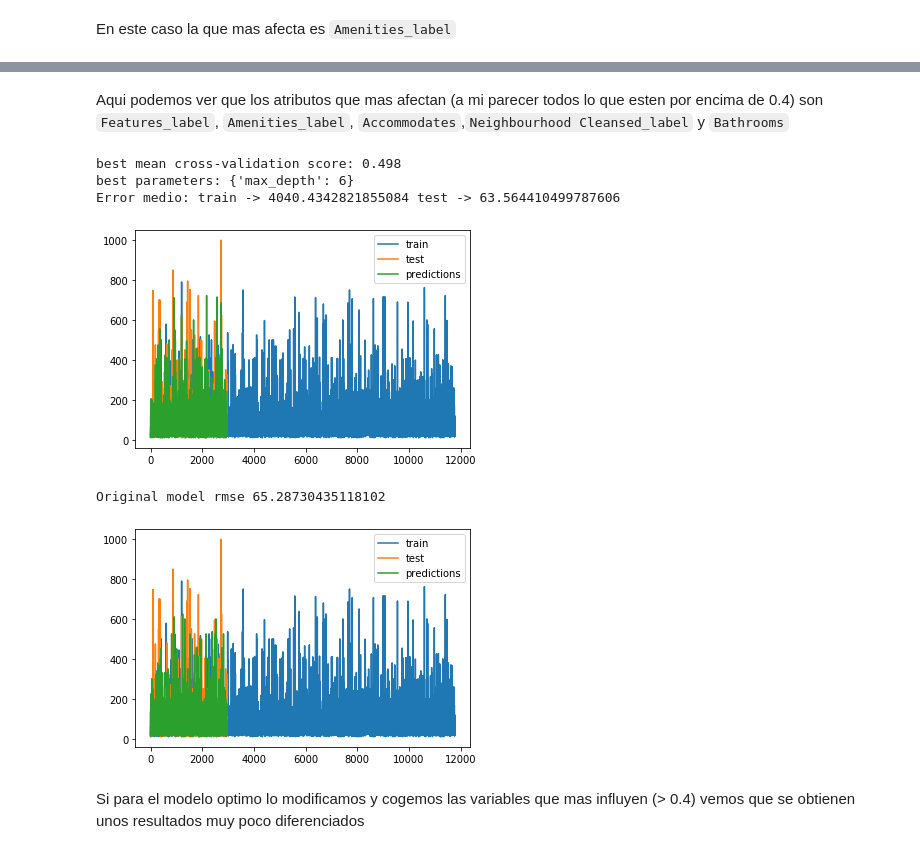
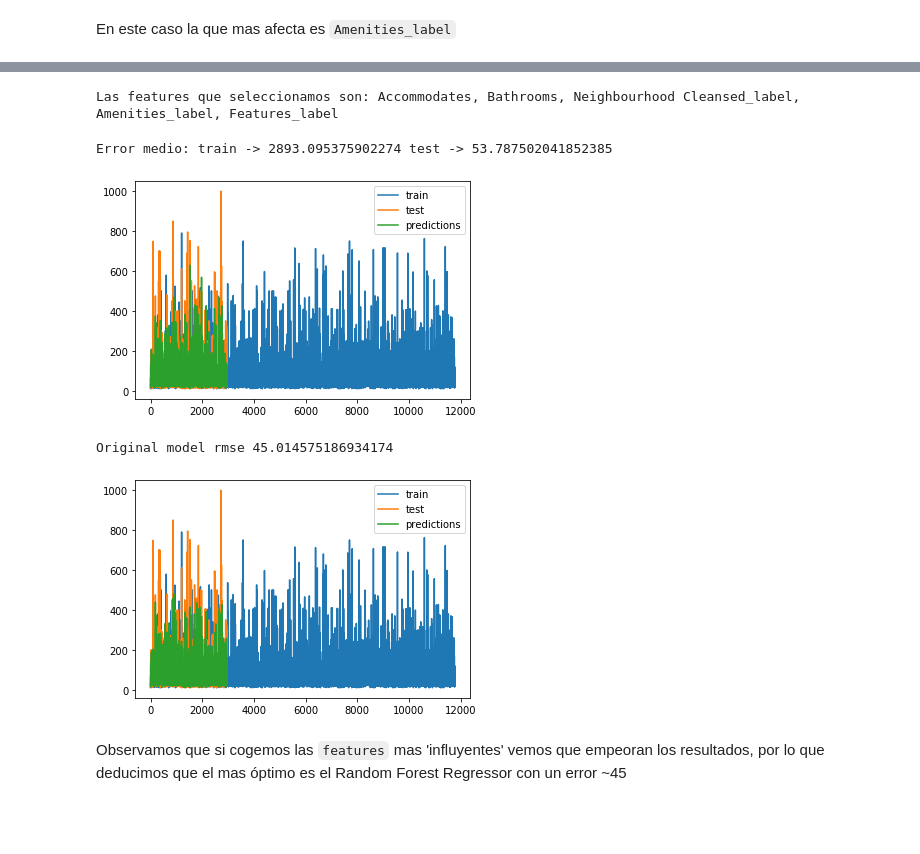
Before and after one commit to amm297/keepcoding-bdml, a Jupyter notebook: machine-learning/Practica-Alberto_Martinez_Martinez.ipynb, the cells around one changed output, grey strips where cells are left out. Drawn from its saved outputs; the diff is of its cells as text; code cells hidden in the pictures; blank space fills up the shorter version.

```diff
--- a/machine-learning/Practica-Alberto_Martinez_Martinez.ipynb
+++ b/machine-learning/Practica-Alberto_Martinez_Martinez.ipynb
@@ -738,35 +738,29 @@ coef_importances(tree_reg.feature_importances_, data_prepared)
-# %% [markdown]
-Aqui podemos ver que los atributos que mas afectan (a mi parecer todos lo que esten por encima de 0.4) son `Features_label`, `Amenities_label`, `Accommodates`,`Neighbourhood Cleansed_label` y  `Bathrooms`
-# %%
-importances = tree_reg.feature_importances_
-importances = importances / np.max(importances)
-
-aux = [w for w,i in zip(data_prepared.columns, importances) if i < 0.4]
-aux.append('Price')
-
-aux_prepared = data.drop(aux, axis=1)
-aux_test_prepared = test.drop(aux, axis=1)
-
-# DECISION TREE REGRESSOR
-from sklearn.tree import DecisionTreeRegressor
-
-maxDepth = list(range(1,21))
-param_grid = {'max_depth': maxDepth}
-grid = grid_executor(DecisionTreeRegressor(), param_grid, aux_prepared, labels)
-
-print("best mean cross-validation score: {:.3f}".format(grid.best_score_))
-print("best parameters: {}".format(grid.best_params_))
-
-aux_tree_reg,aux_tr_pred,aux_tr_rmse = apply_and_plot_estimator(grid.estimator, normalize=True, train=aux_prepared, test=aux_test_prepared)
-
-print(f'Original model rmse {tr_rmse}')
-plot_predictions(labels, test_prices, tr_pred)
-# %% [output]
-best mean cross-validation score: 0.498
-best parameters: {'max_depth': 6}
-Error medio: train -> 4040.4342821855084 test -> 63.564410499787606
-[figure, removed]
-Original model rmse 65.28730435118102
-[figure, removed]
-# %% [markdown]
-Si para el modelo optimo lo modificamos y cogemos las variables que mas influyen (> 0.4) vemos que se obtienen unos resultados muy poco diferenciados
+# %%
+importances = tree_reg.feature_importances_
+importances = importances / np.max(importances)
+
+selected_colums = [w for w,i in zip(data_prepared.columns, importances) if i > 0.4]
+
+print(f"Las features que seleccionamos son: {', '.join(selected_colums)}")
+# %% [output]
+Las features que seleccionamos son: Accommodates, Bathrooms, Neighbourhood Cleansed_label, Amenities_label, Features_label
+# %%
+aux_prepared = data.loc[:, selected_colums]
+aux_test_prepared = test.loc[:, selected_colums]
+
+# RANDOM FOREST REGRESSOR (important features)
+
+# Usaeremos los 'best_parameters' definidos en el GridSearcCV anterios
+# best parameters: {'max_depth': 13, 'n_estimators': 49}
+estimator = RandomForestRegressor(random_state=0, max_depth=13, n_estimators=49)
+apply_and_plot_estimator(estimator, train=aux_prepared, test=aux_test_prepared)
+
+print(f'Original model rmse {rndr_rmse}')
+plot_predictions(labels, test_prices, rndr_pred)
+# %% [output]
+Error medio: train -> 2893.095375902274 test -> 53.787502041852385
+[figure, added]
+Original model rmse 45.014575186934174
+[figure, added]
+# %% [markdown]
+Observamos que si cogemos las `features` mas 'influyentes' vemos que empeoran los resultados, por lo que deducimos que el mas óptimo es el Random Forest Regressor con un error ~45
```
Also changed, not shown: parts of 8 cells of this notebook.
